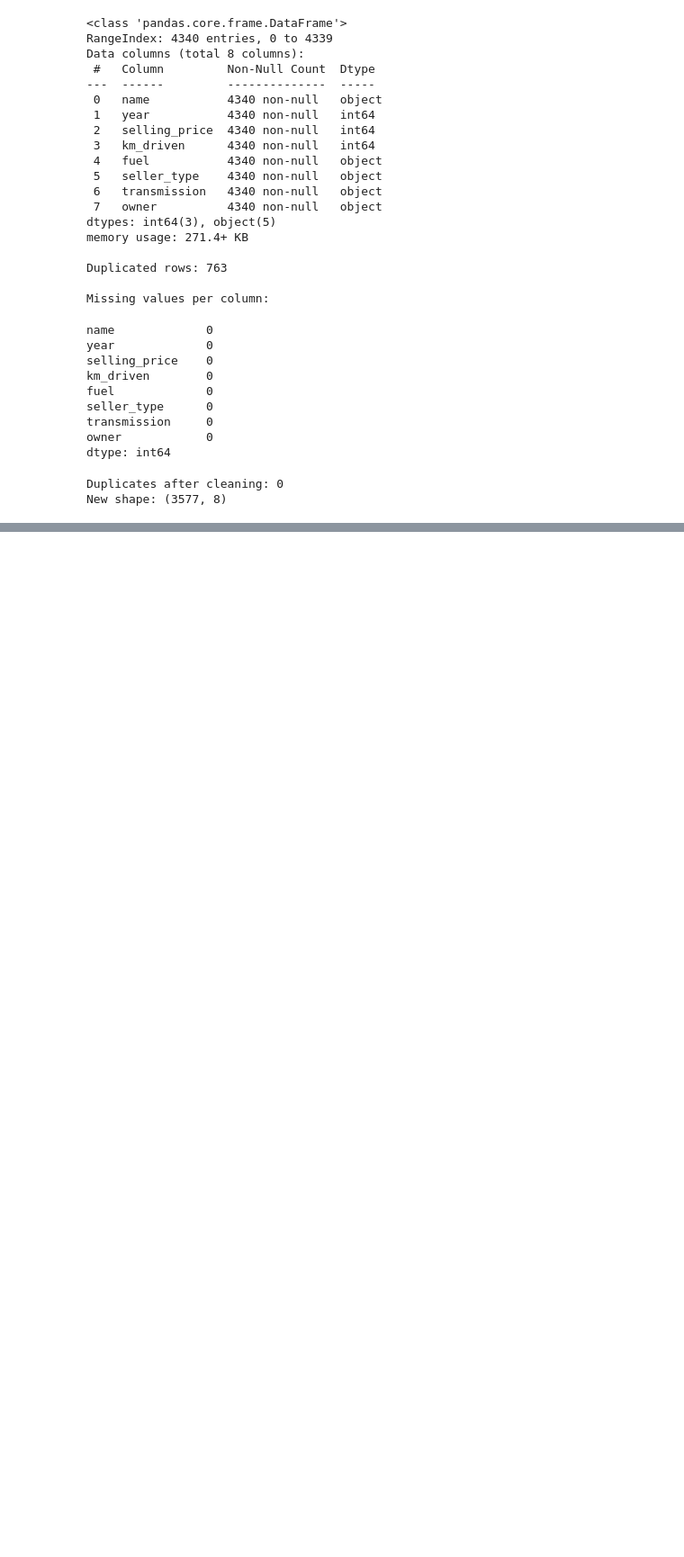
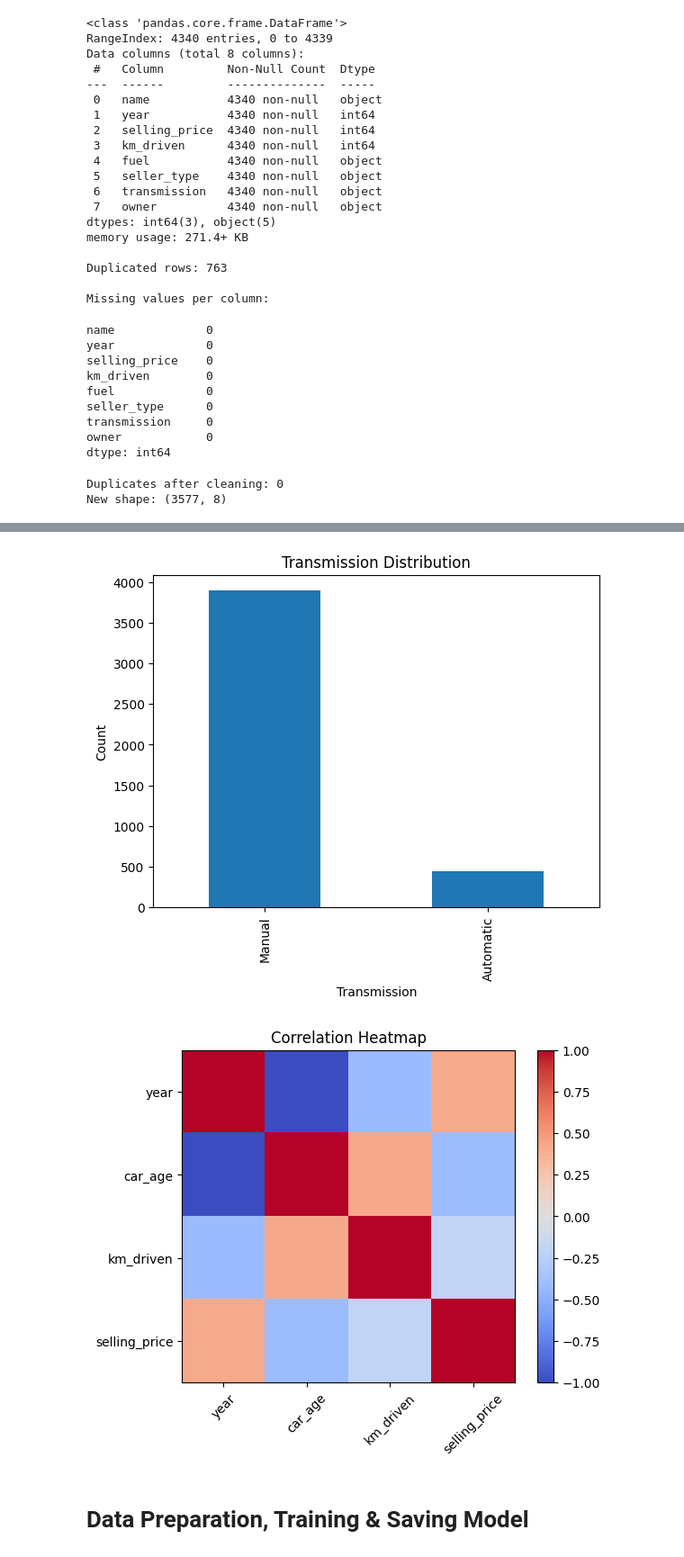
Before and after one commit to MohamadElouzeir/car-sales-analysis, a Jupyter notebook: car_sales_analysis.ipynb, the cells around one changed output, grey strips where cells are left out. Shown: that part at 90% size. Saved outputs shown, nothing was run; the diff lists cells and outputs as text; code cells hidden in the pictures; blank space fills up the shorter version.

```diff
--- a/car_sales_analysis.ipynb
+++ b/car_sales_analysis.ipynb
@@ -116,0 +254,23 @@ Name: selling_price, dtype: float64
+# %%
+# 12. transmission distribution
+df['transmission'].value_counts().plot(kind="bar")
+plt.title("Transmission Distribution")
+plt.xlabel("Transmission")
+plt.ylabel("Count")
+plt.show()
+
+# 13. correlation heatmap
+import numpy as np
+corr = df[['year','car_age','km_driven','selling_price']].corr()
+
+plt.imshow(corr, cmap='coolwarm', interpolation='none')
+plt.colorbar()
+plt.xticks(range(len(corr)), corr.columns, rotation=45)
+plt.yticks(range(len(corr)), corr.columns)
+plt.title("Correlation Heatmap")
+plt.show()
+# %% [output]
+[figure, added]
+[figure, added]
+# %% [markdown]
+#  Data Preparation, Training & Saving Model
```
Also changed, not shown: parts of 12 cells of this notebook, 1 other file.
